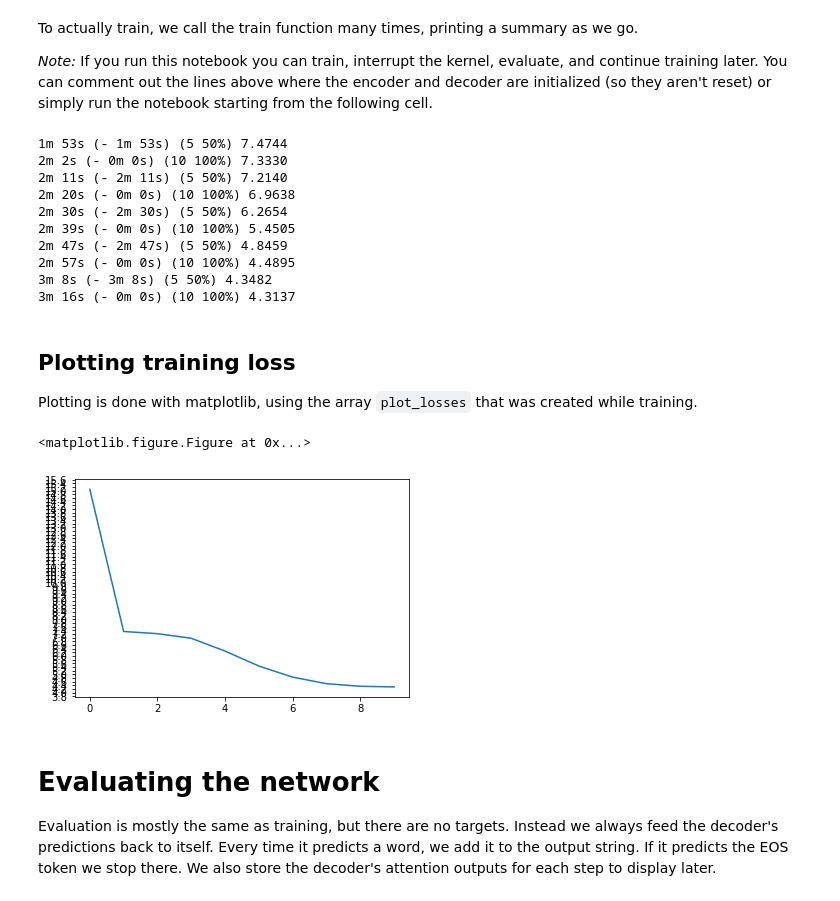
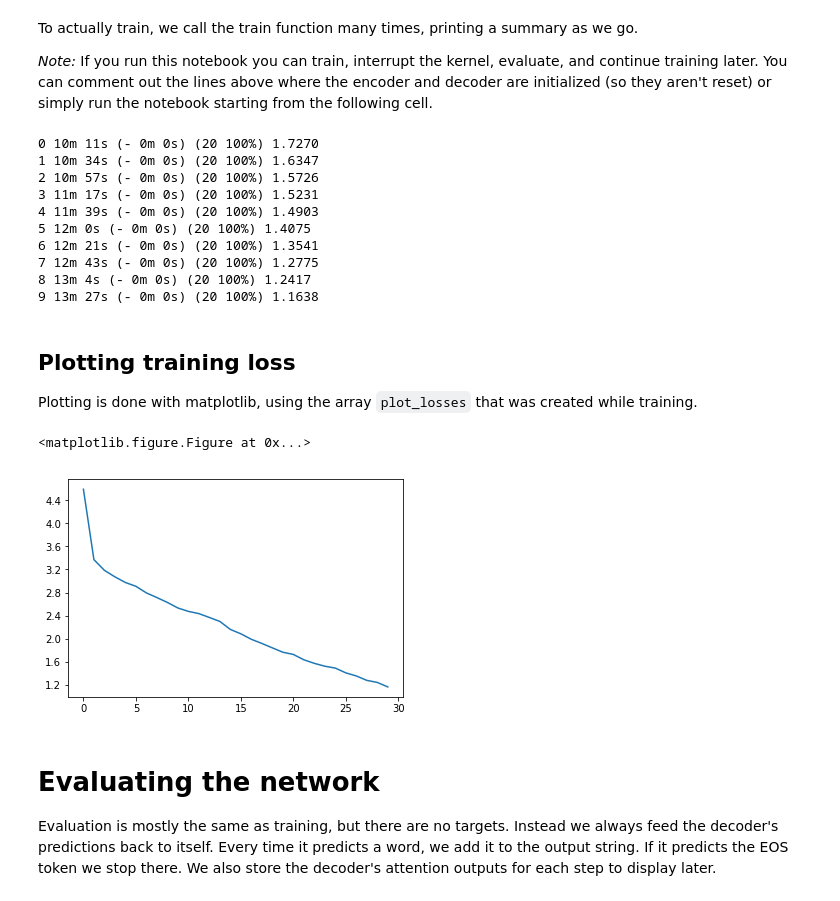
Before and after one commit to ankur-connect/ge, a Jupyter notebook: new-attention-word-level-luong.ipynb, the cells around one changed output. Cells and saved outputs as stored; diff of their text form; code cells hidden in the pictures.

```diff
--- a/new-attention-word-level-luong.ipynb
+++ b/new-attention-word-level-luong.ipynb
@@ -372,13 +377,12 @@ With everything in place we can actually initialize a network and start training
 To start, we initialize models, optimizers, and a loss function (criterion).
 # %%
 hidden_size = 500
-n_layers = 2
 
 attn_model = Attn(hidden_size)
 # Initialize models
-encoder = EncoderRNN(input_lang.n_words, hidden_size, n_layers=4, batch_size = BATCH_SIZE)
+encoder = EncoderRNN(input_lang.n_words, hidden_size, n_layers=N_LAYERS, batch_size = BATCH_SIZE)
 #(self, input_size, hidden_size, n_layers, batch_size=BATCH_SIZE, dropout_p=0.2):
-decoder = AttnDecoderRNN(attn_model, hidden_size, output_lang.n_words, batch_size=BATCH_SIZE)
+decoder = AttnDecoderRNN(attn_model, hidden_size, output_lang.n_words, n_layers = N_LAYERS, batch_size=BATCH_SIZE)
 
 # Move models to GPU
 if USE_CUDA:
@@ -386,7 +390,7 @@ if USE_CUDA:
     decoder.cuda()
 
 # Initialize optimizers and criterion
-learning_rate = 0.0001
+learning_rate = 0.001
 encoder_optimizer = optim.Adam(encoder.parameters(), lr=learning_rate)
 decoder_optimizer = optim.Adam(decoder.parameters(), lr=learning_rate)
 criterion = nn.NLLLoss()
@@ -394,9 +398,9 @@ criterion = nn.NLLLoss()
 Then set up variables for plotting and tracking progress:
 # %%
 # Configuring training
-n_epochs = 5
-plot_every = 5
-print_every = 5
+n_epochs = 20
+plot_every = 20
+print_every = 20
 # %%
 # Keep track of time elapsed and running averages
 start = time.time()
@@ -416,21 +420,21 @@ shuffle(variables)
+# %%
+n_epochs = 10
 # %%
 for epoch in range(n_epochs):
 
-    n_iters = math.floor(int(len(variables)/batch_size)) #put this in an outer loop for n_iter
+    shuffle(variables)
+
+    n_iters = math.floor(int(len(variables)/BATCH_SIZE))
 
     for n_iter in range(1, n_iters + 1):
 
-        #print ("training pairs: ", training_pairs)
-        #print ("training variables: ", training_pairs)
-        start_ix = (n_iter - 1)*batch_size
-        end_ix = n_iter*batch_size
+        start_ix = (n_iter - 1)*BATCH_SIZE
+        end_ix = n_iter*BATCH_SIZE
         batch_vars = variables[start_ix:end_ix]
         inputs = [variable[0].data for variable in batch_vars]
         input_variable = Variable(torch.stack(inputs, 1).squeeze(), volatile=False)
         targets = [variable[1].data for variable in batch_vars]
         target_variable = Variable(torch.stack(targets, 1).squeeze(), volatile=False)
-
-        criterion = nn.NLLLoss()
 
         # Run the train function
         loss = train(input_variable, target_variable, encoder, decoder, encoder_optimizer, decoder_optimizer, criterion)
@@ -444,7 +448,7 @@ for epoch in range(n_epochs):
         if n_iter % print_every == 0:
             print_loss_avg = print_loss_total / print_every
             print_loss_total = 0
-            print_summary = '%s (%d %d%%) %.4f' % (time_since(start, n_iter / n_iters), n_iter, n_iter / n_iters * 100, print_loss_avg)
+            print_summary = '%d %s (%d %d%%) %.4f' % (epoch, time_since(start, n_iter / n_iters), n_iter, n_iter / n_iters * 100, print_loss_avg)
             print(print_summary)
 
         if n_iter % plot_every == 0:
@@ -452,16 +456,16 @@ for epoch in range(n_epochs):
             plot_losses.append(plot_loss_avg)
             plot_loss_total = 0
 # %% [output]
-1m 53s (- 1m 53s) (5 50%) 7.4744
-2m 2s (- 0m 0s) (10 100%) 7.3330
-2m 11s (- 2m 11s) (5 50%) 7.2140
-2m 20s (- 0m 0s) (10 100%) 6.9638
-2m 30s (- 2m 30s) (5 50%) 6.2654
-2m 39s (- 0m 0s) (10 100%) 5.4505
-2m 47s (- 2m 47s) (5 50%) 4.8459
-2m 57s (- 0m 0s) (10 100%) 4.4895
-3m 8s (- 3m 8s) (5 50%) 4.3482
-3m 16s (- 0m 0s) (10 100%) 4.3137
+0 10m 11s (- 0m 0s) (20 100%) 1.7270
+1 10m 34s (- 0m 0s) (20 100%) 1.6347
+2 10m 57s (- 0m 0s) (20 100%) 1.5726
+3 11m 17s (- 0m 0s) (20 100%) 1.5231
+4 11m 39s (- 0m 0s) (20 100%) 1.4903
+5 12m 0s (- 0m 0s) (20 100%) 1.4075
+6 12m 21s (- 0m 0s) (20 100%) 1.3541
+7 12m 43s (- 0m 0s) (20 100%) 1.2775
+8 13m 4s (- 0m 0s) (20 100%) 1.2417
+9 13m 27s (- 0m 0s) (20 100%) 1.1638
 # %% [markdown]
 ## Plotting training loss
 
@@ -469,20 +473,22 @@ Plotting is done with matplotlib, using the array `plot_losses` that was created
 # %%
 import matplotlib.pyplot as plt
 import matplotlib.ticker as ticker
 import numpy as np
 %matplotlib inline
 
+#the loss is spiking at the beginning of each epoch
+
 def show_plot(points):
     plt.figure()
     fig, ax = plt.subplots()
-    loc = ticker.MultipleLocator(base=0.2) # put ticks at regular intervals
+    loc = ticker.MultipleLocator(base=0.4) # put ticks at regular intervals
     ax.yaxis.set_major_locator(loc)
     plt.plot(points)
 
 show_plot(plot_losses)
 # %% [output]
 <matplotlib.figure.Figure at 0x...>
-[figure, old version]
+[figure, new version]
 # %% [markdown]
 # Evaluating the network
 
```
Also changed, not shown: parts of 17 cells of this notebook.
